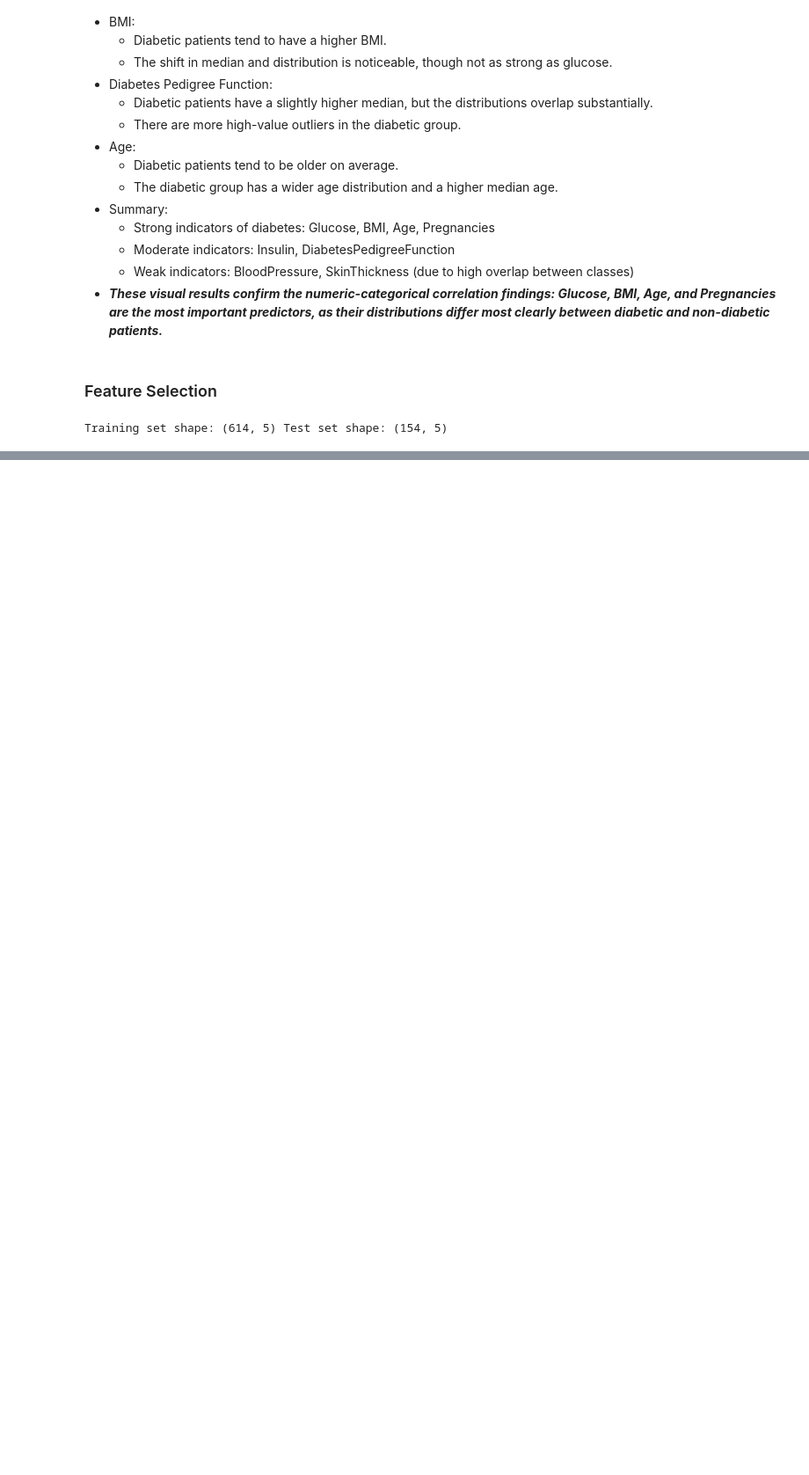
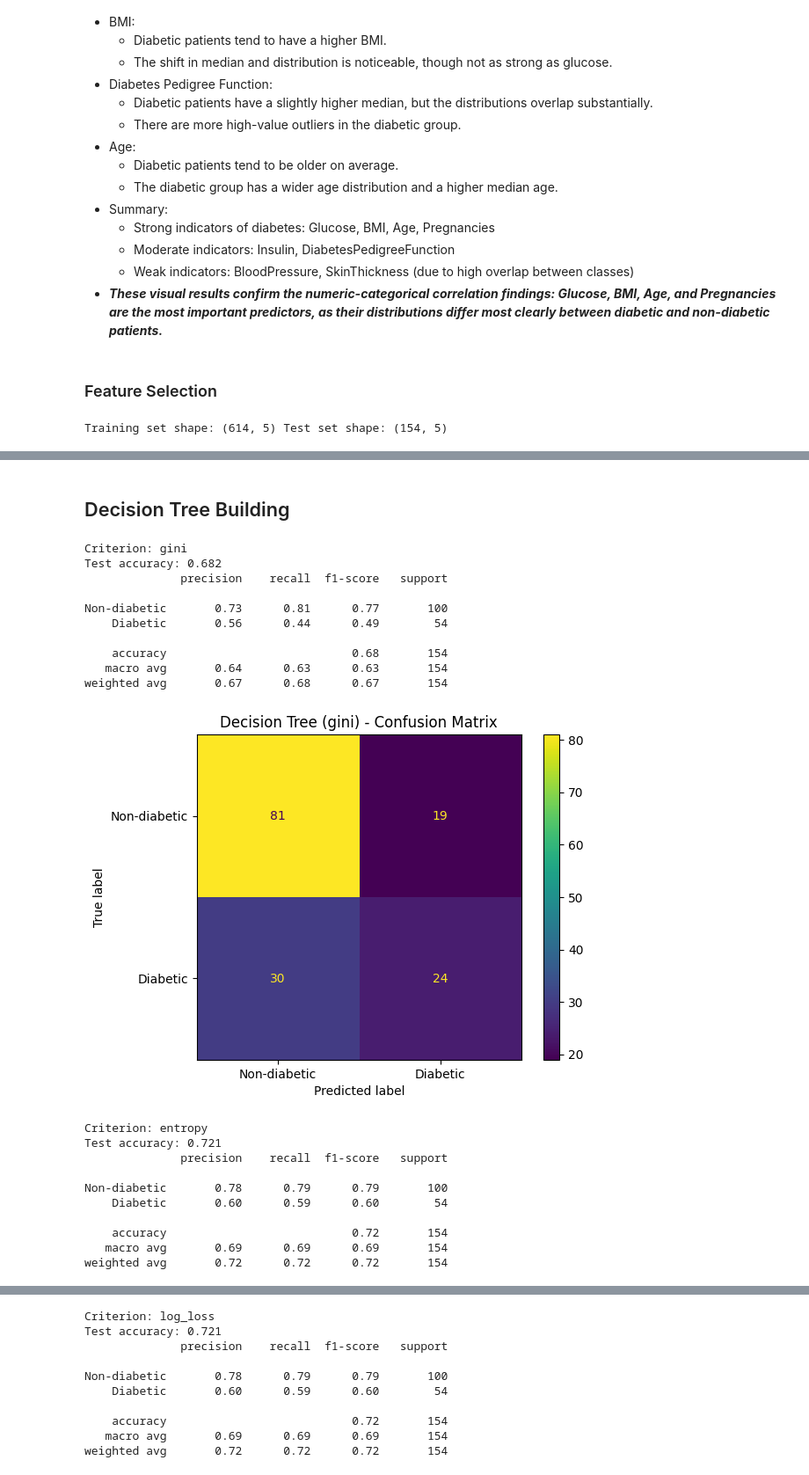
Before and after one commit to 4GeeksAcademy/ginotomasd-decisiontreeproject, a Jupyter notebook: src/explore.ipynb, the cells around one changed output, grey strips where cells are left out. Shown at 88% size. Drawn from its saved outputs; the diff is of its cells as text; code cells hidden in the pictures; blank space fills up the shorter version.

```diff
--- a/src/explore.ipynb
+++ b/src/explore.ipynb
@@ -433,0 +480,69 @@ The resulting training data now has 614 rows and 10 features, all scaled to [0,1
+# %% [markdown]
+## Decision Tree Building
+# %%
+from sklearn.tree import DecisionTreeClassifier, plot_tree
+from sklearn.metrics import accuracy_score, classification_report, ConfusionMatrixDisplay
+
+# Try all impurity criteria available in your sklearn version
+criteria = ['gini', 'entropy']
+try:
+    # If using scikit-learn >=1.1, add 'log_loss'
+    DecisionTreeClassifier(criterion='log_loss')
+    criteria.append('log_loss')
+except:
+    pass
+
+results = {}
+for crit in criteria:
+    clf = DecisionTreeClassifier(criterion=crit, random_state=42)
+    clf.fit(X_train_fs, y_train)
+    y_pred = clf.predict(X_test_fs)
+    acc = accuracy_score(y_test, y_pred)
+    results[crit] = acc
+    print(f"\nCriterion: {crit}")
+    print(f"Test accuracy: {acc:.3f}")
+    print(classification_report(y_test, y_pred, target_names=['Non-diabetic', 'Diabetic']))
+
+    # Confusion Matrix plot
+    ConfusionMatrixDisplay.from_estimator(clf, X_test_fs, y_test, display_labels=['Non-diabetic', 'Diabetic'])
+    plt.title(f"Decision Tree ({crit}) - Confusion Matrix")
+    plt.show()
+
+# Plot the first tree (for the best criterion)
+best_crit = max(results, key=results.get)
+clf_best = DecisionTreeClassifier(criterion=best_crit, random_state=42)
+clf_best.fit(X_train_fs, y_train)
+
+plt.figure(figsize=(18, 7))
+plot_tree(
+    clf_best,
+    feature_names=X_train_fs.columns,
+    class_names=['Non-diabetic', 'Diabetic'],
+    filled=True,
+    max_depth=3,      # for easier visualization, only show top 3 splits
+    fontsize=10
+)
+plt.title(f"Decision Tree Visualization (criterion={best_crit})")
+plt.show()
+# %% [output]
+Criterion: gini
+Test accuracy: 0.682
+              precision    recall  f1-score   support
+
+Non-diabetic       0.73      0.81      0.77       100
+    Diabetic       0.56      0.44      0.49        54
+
+    accuracy                           0.68       154
+   macro avg       0.64      0.63      0.63       154
+weighted avg       0.67      0.68      0.67       154
+[figure, added]
+Criterion: entropy
+Test accuracy: 0.721
+              precision    recall  f1-score   support
+
+Non-diabetic       0.78      0.79      0.79       100
+    Diabetic       0.60      0.59      0.60        54
+
+    accuracy                           0.72       154
+   macro avg       0.69      0.69      0.69       154
+weighted avg       0.72      0.72      0.72       154
@@ -433,0 +550,10 @@ The resulting training data now has 614 rows and 10 features, all scaled to [0,1
+Criterion: log_loss
+Test accuracy: 0.721
+              precision    recall  f1-score   support
+
+Non-diabetic       0.78      0.79      0.79       100
+    Diabetic       0.60      0.59      0.60        54
+
+    accuracy                           0.72       154
+   macro avg       0.69      0.69      0.69       154
+weighted avg       0.72      0.72      0.72       154
```
Also changed, not shown: parts of 14 cells of this notebook.
